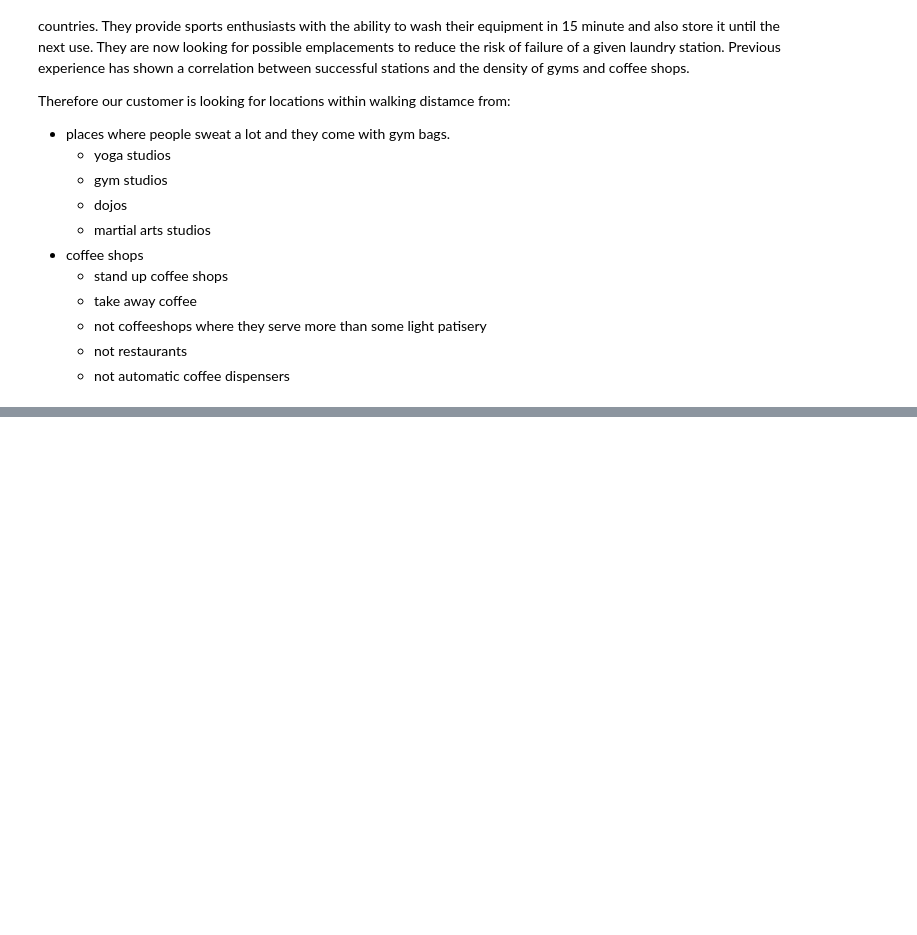
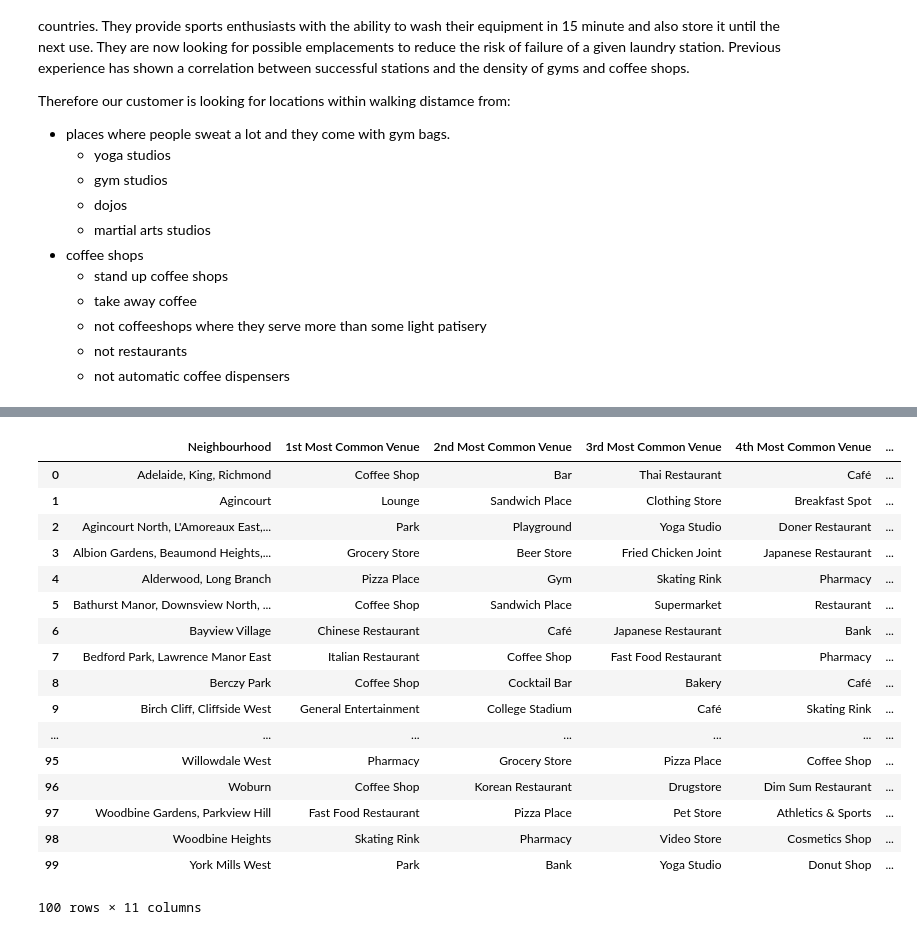
Before and after one commit to lupul-cel-bun/Coursera_Capstone, a Jupyter notebook: Data Science Capstone feb2019.ipynb, the cells around one changed output, grey strips where cells are left out. Saved outputs shown, nothing was run; the diff lists cells and outputs as text; code cells hidden in the pictures; blank space fills up the shorter version.

```diff
--- a/Data Science Capstone feb2019.ipynb
+++ b/Data Science Capstone feb2019.ipynb
@@ -35,0 +133,5 @@ from sklearn import preprocessing
+# %%
+gf = pd.read_csv('https://cocl.us/Geospatial_data')
+gf.rename(index=str, columns={'Postal Code': 'PostalCode'}, inplace=True)
+df = pd.merge(df, gf, how='inner', on=['PostalCode'])
+df.head()
@@ -35,0 +271,12 @@ from sklearn import preprocessing
+# %%
+# one hot encoding
+onehot = pd.get_dummies(venues[['Venue Category']], prefix="", prefix_sep="")
+
+# add neighbourhood column back to dataframe
+onehot['Neighbourhood'] = venues['Neighbourhood']
+
+# move neighbourhood column to the first column
+fixed_columns = [onehot.columns[-1]] + list(onehot.columns[:-1])
+onehot = onehot[fixed_columns]
+
+onehot.head()
@@ -35,0 +291,48 @@ from sklearn import preprocessing
+# %%
+grouped = onehot.groupby('Neighbourhood').mean().reset_index()
+# %%
+def return_most_common_venues(row, num_top_venues):
+    row_categories = row.iloc[1:]
+    row_categories_sorted = row_categories.sort_values(ascending=False)
+
+    return row_categories_sorted.index.values[0:num_top_venues]
+
+num_top_venues = 10
+
+indicators = ['st', 'nd', 'rd']
+
+# create columns according to number of top venues
+columns = ['Neighbourhood']
+for ind in np.arange(num_top_venues):
+    try:
+        columns.append('{}{} Most Common Venue'.format(ind+1, indicators[ind]))
+    except:
+        columns.append('{}th Most Common Venue'.format(ind+1))
+
+# create a new dataframe
+neighbourhoods_venues_sorted = pd.DataFrame(columns=columns)
+neighbourhoods_venues_sorted['Neighbourhood'] =grouped['Neighbourhood']
+
+for ind in np.arange(grouped.shape[0]):
+    neighbourhoods_venues_sorted.iloc[ind, 1:] = return_most_common_venues(grouped.iloc[ind, :], num_top_venues)
+
+neighbourhoods_venues_sorted
+# %% [output]
+|  | Neighbourhood | 1st Most Common Venue | 2nd Most Common Venue | 3rd Most Common Venue | 4th Most Common Venue | ... |
+| 0 | Adelaide, King, Richmond | Coffee Shop | Bar | Thai Restaurant | Café | ... |
+| 1 | Agincourt | Lounge | Sandwich Place | Clothing Store | Breakfast Spot | ... |
+| 2 | Agincourt North, L'Amoreaux East,... | Park | Playground | Yoga Studio | Doner Restaurant | ... |
+| 3 | Albion Gardens, Beaumond Heights,... | Grocery Store | Beer Store | Fried Chicken Joint | Japanese Restaurant | ... |
+| 4 | Alderwood, Long Branch | Pizza Place | Gym | Skating Rink | Pharmacy | ... |
+| 5 | Bathurst Manor, Downsview North, ... | Coffee Shop | Sandwich Place | Supermarket | Restaurant | ... |
+| 6 | Bayview Village | Chinese Restaurant | Café | Japanese Restaurant | Bank | ... |
+| 7 | Bedford Park, Lawrence Manor East | Italian Restaurant | Coffee Shop | Fast Food Restaurant | Pharmacy | ... |
+| 8 | Berczy Park | Coffee Shop | Cocktail Bar | Bakery | Café | ... |
+| 9 | Birch Cliff, Cliffside West | General Entertainment | College Stadium | Café | Skating Rink | ... |
+| ... | ... | ... | ... | ... | ... | ... |
+| 95 | Willowdale West | Pharmacy | Grocery Store | Pizza Place | Coffee Shop | ... |
+| 96 | Woburn | Coffee Shop | Korean Restaurant | Drugstore | Dim Sum Restaurant | ... |
+| 97 | Woodbine Gardens, Parkview Hill | Fast Food Restaurant | Pizza Place | Pet Store | Athletics & Sports | ... |
+| 98 | Woodbine Heights | Skating Rink | Pharmacy | Video Store | Cosmetics Shop | ... |
+| 99 | York Mills West | Park | Bank | Yoga Studio | Donut Shop | ... |
+100 rows × 11 columns
```
Also changed, not shown: parts of 24 cells of this notebook.
